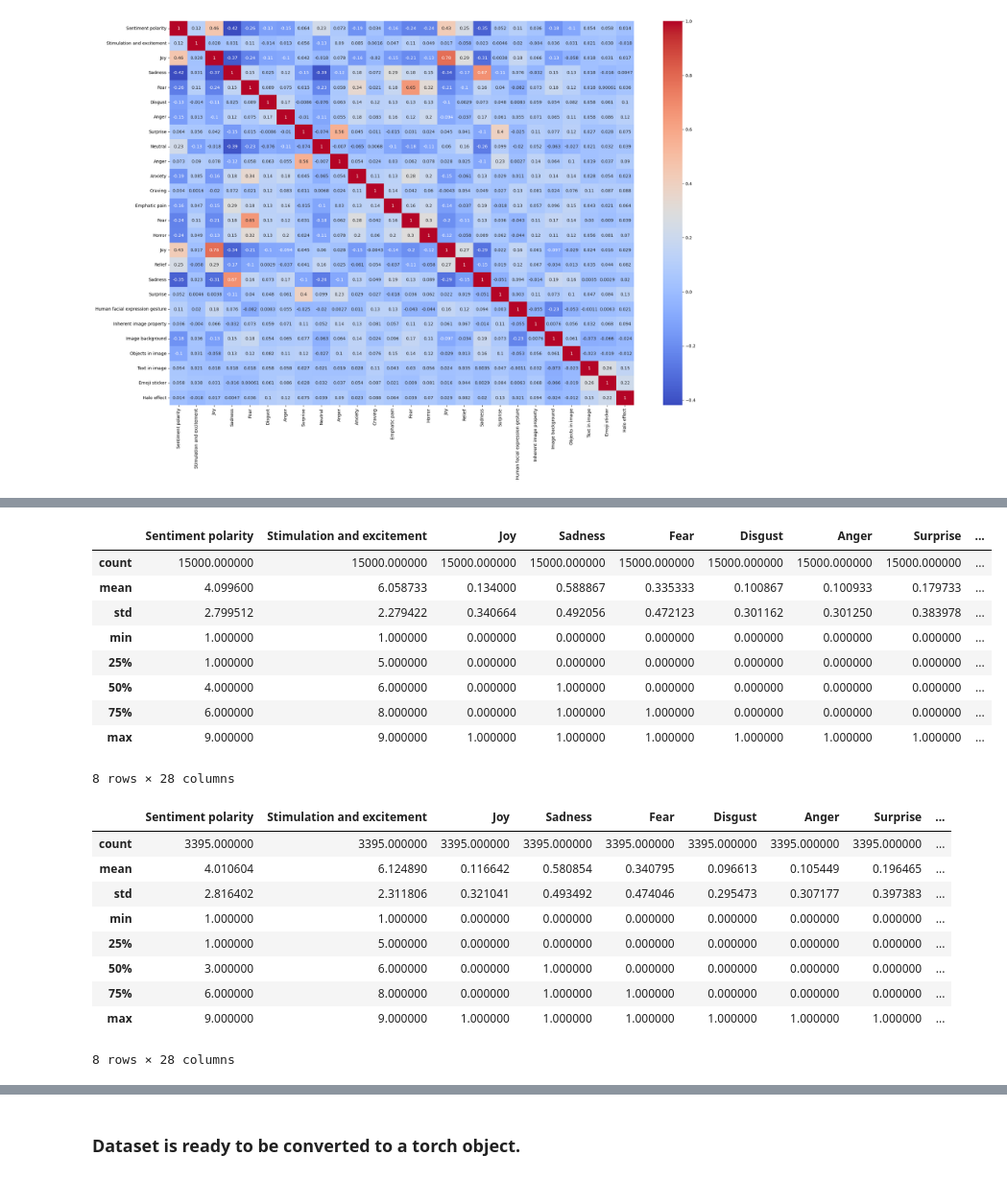
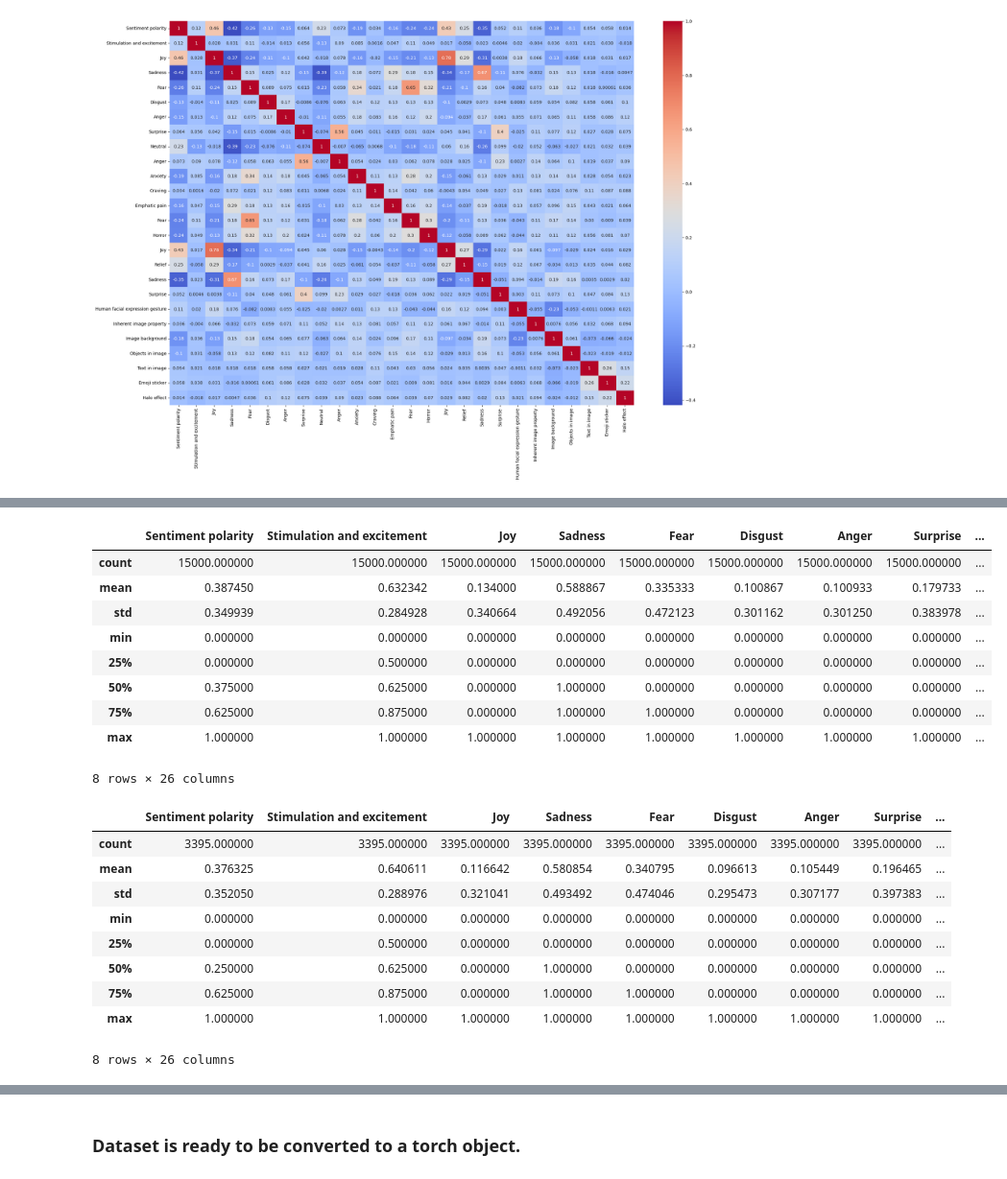
Before and after one commit to projectayre/ayre, a Jupyter notebook: sentiment-analysis/sentiment-experimentation.ipynb, the cells around one changed output, grey strips where cells are left out. Shown at 96% size. Drawn from its saved outputs; the diff is of its cells as text; code cells hidden in the pictures.

```diff
--- a/sentiment-analysis/sentiment-experimentation.ipynb
+++ b/sentiment-analysis/sentiment-experimentation.ipynb
@@ -164,33 +148,33 @@ array([[2.41384615, 2.07692308, 3.21846154, ..., 2.23538462, 3.48615385,
 # %%
 # MinMax Scale the likert scales for better multilabel classification
 scaled_labels = MinMaxScaler().fit_transform(train_labels.iloc[:, 0:2])
-train_labels['sentiment polarity'] = scaled_labels[:, 0]
-train_labels['stimulation and excitement'] = scaled_labels[:, 1]
+train_labels['Sentiment polarity'] = scaled_labels[:, 0]
+train_labels['Stimulation and excitement'] = scaled_labels[:, 1]
 test_scaled_labels = MinMaxScaler().fit_transform(test_labels.iloc[:, 0:2])
-test_labels['sentiment polarity'] = test_scaled_labels[:, 0]
-test_labels['stimulation and excitement'] = test_scaled_labels[:, 1]
+test_labels['Sentiment polarity'] = test_scaled_labels[:, 0]
+test_labels['Stimulation and excitement'] = test_scaled_labels[:, 1]
 train_labels.describe()
 # %% [output]
 |  | Sentiment polarity | Stimulation and excitement | Joy | Sadness | Fear | Disgust | Anger | Surprise | ... |
 | count | 15000.000000 | 15000.000000 | 15000.000000 | 15000.000000 | 15000.000000 | 15000.000000 | 15000.000000 | 15000.000000 | ... |
-| mean | 4.099600 | 6.058733 | 0.134000 | 0.588867 | 0.335333 | 0.100867 | 0.100933 | 0.179733 | ... |
-| std | 2.799512 | 2.279422 | 0.340664 | 0.492056 | 0.472123 | 0.301162 | 0.301250 | 0.383978 | ... |
-| min | 1.000000 | 1.000000 | 0.000000 | 0.000000 | 0.000000 | 0.000000 | 0.000000 | 0.000000 | ... |
-| 25% | 1.000000 | 5.000000 | 0.000000 | 0.000000 | 0.000000 | 0.000000 | 0.000000 | 0.000000 | ... |
-| 50% | 4.000000 | 6.000000 | 0.000000 | 1.000000 | 0.000000 | 0.000000 | 0.000000 | 0.000000 | ... |
-| 75% | 6.000000 | 8.000000 | 0.000000 | 1.000000 | 1.000000 | 0.000000 | 0.000000 | 0.000000 | ... |
-| max | 9.000000 | 9.000000 | 1.000000 | 1.000000 | 1.000000 | 1.000000 | 1.000000 | 1.000000 | ... |
+| mean | 0.387450 | 0.632342 | 0.134000 | 0.588867 | 0.335333 | 0.100867 | 0.100933 | 0.179733 | ... |
+| std | 0.349939 | 0.284928 | 0.340664 | 0.492056 | 0.472123 | 0.301162 | 0.301250 | 0.383978 | ... |
+| min | 0.000000 | 0.000000 | 0.000000 | 0.000000 | 0.000000 | 0.000000 | 0.000000 | 0.000000 | ... |
+| 25% | 0.000000 | 0.500000 | 0.000000 | 0.000000 | 0.000000 | 0.000000 | 0.000000 | 0.000000 | ... |
+| 50% | 0.375000 | 0.625000 | 0.000000 | 1.000000 | 0.000000 | 0.000000 | 0.000000 | 0.000000 | ... |
+| 75% | 0.625000 | 0.875000 | 0.000000 | 1.000000 | 1.000000 | 0.000000 | 0.000000 | 0.000000 | ... |
+| max | 1.000000 | 1.000000 | 1.000000 | 1.000000 | 1.000000 | 1.000000 | 1.000000 | 1.000000 | ... |
-8 rows × 28 columns
+8 rows × 26 columns
 # %%
 test_labels.describe()
 # %% [output]
 |  | Sentiment polarity | Stimulation and excitement | Joy | Sadness | Fear | Disgust | Anger | Surprise | ... |
 | count | 3395.000000 | 3395.000000 | 3395.000000 | 3395.000000 | 3395.000000 | 3395.000000 | 3395.000000 | 3395.000000 | ... |
-| mean | 4.010604 | 6.124890 | 0.116642 | 0.580854 | 0.340795 | 0.096613 | 0.105449 | 0.196465 | ... |
-| std | 2.816402 | 2.311806 | 0.321041 | 0.493492 | 0.474046 | 0.295473 | 0.307177 | 0.397383 | ... |
-| min | 1.000000 | 1.000000 | 0.000000 | 0.000000 | 0.000000 | 0.000000 | 0.000000 | 0.000000 | ... |
-| 25% | 1.000000 | 5.000000 | 0.000000 | 0.000000 | 0.000000 | 0.000000 | 0.000000 | 0.000000 | ... |
-| 50% | 3.000000 | 6.000000 | 0.000000 | 1.000000 | 0.000000 | 0.000000 | 0.000000 | 0.000000 | ... |
-| 75% | 6.000000 | 8.000000 | 0.000000 | 1.000000 | 1.000000 | 0.000000 | 0.000000 | 0.000000 | ... |
-| max | 9.000000 | 9.000000 | 1.000000 | 1.000000 | 1.000000 | 1.000000 | 1.000000 | 1.000000 | ... |
+| mean | 0.376325 | 0.640611 | 0.116642 | 0.580854 | 0.340795 | 0.096613 | 0.105449 | 0.196465 | ... |
+| std | 0.352050 | 0.288976 | 0.321041 | 0.493492 | 0.474046 | 0.295473 | 0.307177 | 0.397383 | ... |
+| min | 0.000000 | 0.000000 | 0.000000 | 0.000000 | 0.000000 | 0.000000 | 0.000000 | 0.000000 | ... |
+| 25% | 0.000000 | 0.500000 | 0.000000 | 0.000000 | 0.000000 | 0.000000 | 0.000000 | 0.000000 | ... |
+| 50% | 0.250000 | 0.625000 | 0.000000 | 1.000000 | 0.000000 | 0.000000 | 0.000000 | 0.000000 | ... |
+| 75% | 0.625000 | 0.875000 | 0.000000 | 1.000000 | 1.000000 | 0.000000 | 0.000000 | 0.000000 | ... |
+| max | 1.000000 | 1.000000 | 1.000000 | 1.000000 | 1.000000 | 1.000000 | 1.000000 | 1.000000 | ... |
-8 rows × 28 columns
+8 rows × 26 columns
```
Also changed, not shown: parts of 11 cells of this notebook.
